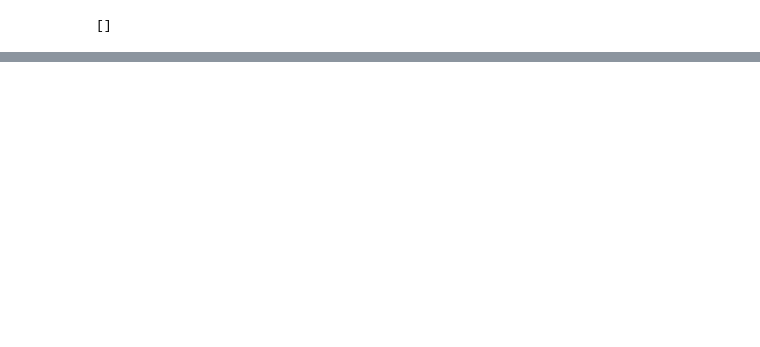
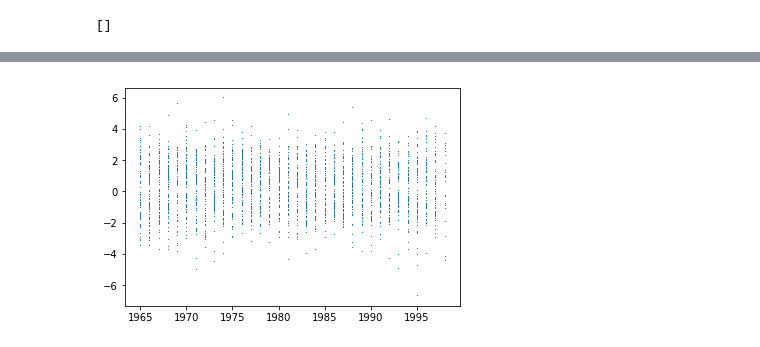
Before and after one commit to SoyCarlos/SUSA-Research-MusicMoods, a Jupyter notebook: SUSA_Music_Moods.ipynb, the cells around one changed output, grey strips where cells are left out. Drawn from its saved outputs; the diff is of its cells as text; code cells hidden in the pictures; blank space fills up the shorter version.

Commit message:
Finished Calculations, Making Visualizations

```diff
--- a/SUSA_Music_Moods.ipynb
+++ b/SUSA_Music_Moods.ipynb
@@ -127,0 +118,3 @@ billboard_updated.head()
+# %%
+billboard_updated = pd.read_csv("data/billboard_with_data.csv")
+billboard_updated.head()
@@ -127,0 +130,7 @@ billboard_updated.head()
+# %%
+#New Table with Only Necessary Info
+stats = billboard_updated[['Year', 'Valence', 'Sentiment', 'Duration_ms']]
+# stats['Duration_s'] = billboard_updated['Duration_ms'] / 1000
+stats['Word Count'] = billboard_updated['Lyrics'].apply(len)
+stats['Lyrical Density'] = stats['Word Count'] / stats['Duration_ms'] * 1000
+stats.head()
@@ -127,0 +154,4 @@ billboard_updated.head()
+# %%
+gloom_index = ((1 - stats['Valence']) + (stats['Sentiment'] * (1 + stats['Lyrical Density']))) / 2
+stats['Gloom Index'] = gloom_index
+stats.head()
@@ -127,0 +169,6 @@ billboard_updated.head()
+# %%
+gloom_by_year = stats[['Year', 'Gloom Index']]
+plt.plot(gloom_by_year['Year'], gloom_by_year['Gloom Index'], ',')
+plt.show()
+# %% [output]
+[figure, added]
```
Also changed, not shown: parts of 20 cells of this notebook, 1 other file.
